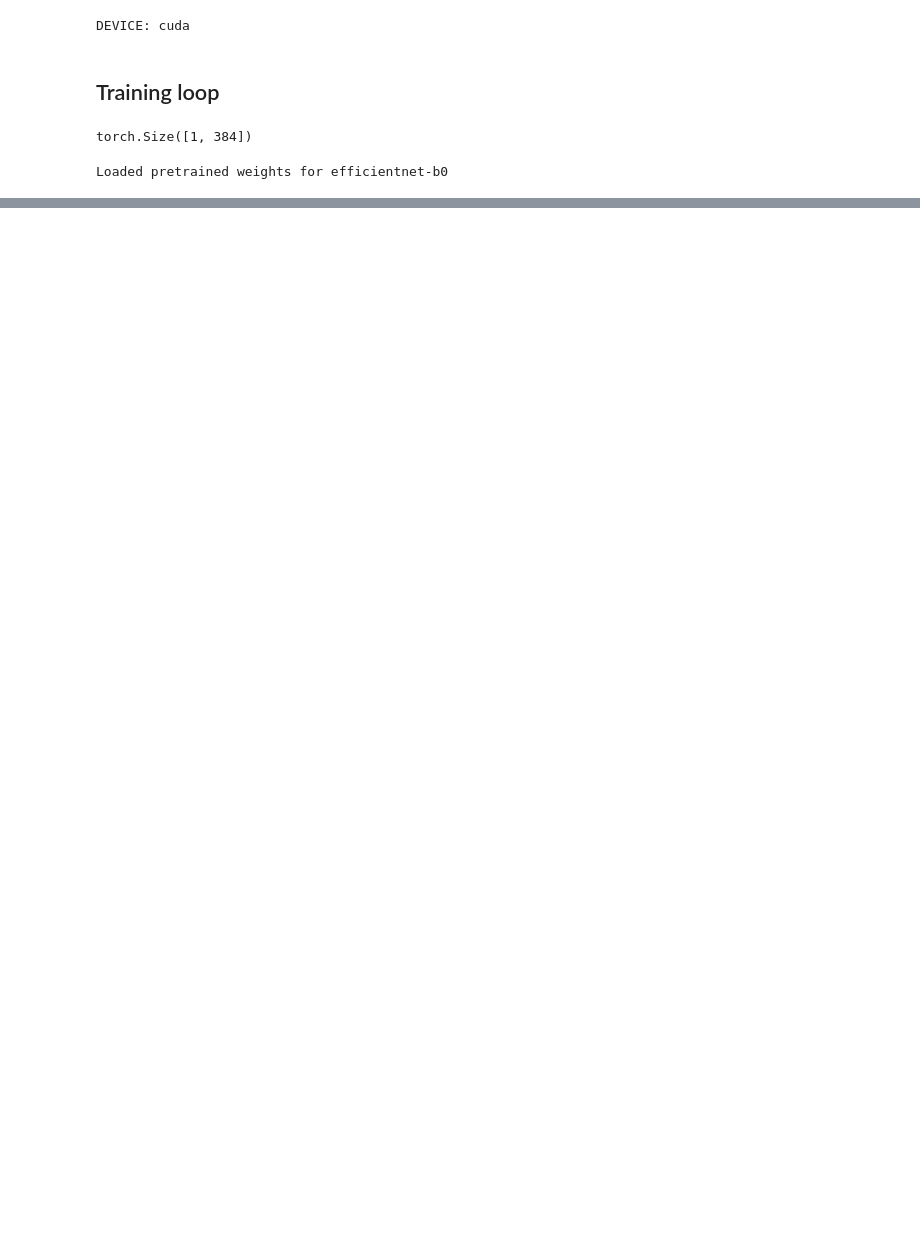
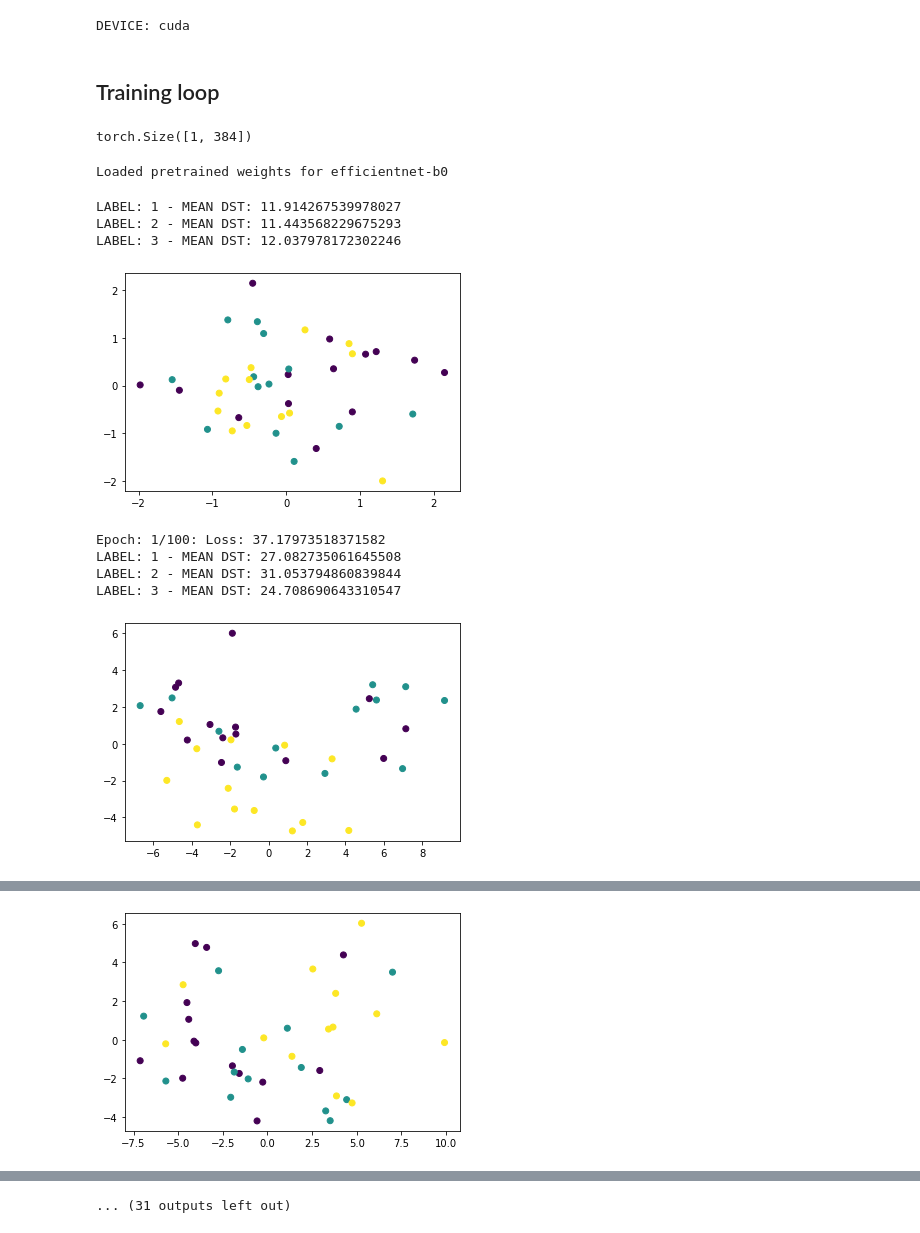
Before and after one commit to almysiak/knum_golem_hackathon, a Jupyter notebook: training.ipynb, the cells around one changed output, grey strips where cells are left out. Drawn from its saved outputs; the diff is of its cells as text; code cells hidden in the pictures; blank space fills up the shorter version.

```diff
--- a/training.ipynb
+++ b/training.ipynb
@@ -120,7 +120,7 @@ Loaded pretrained weights for efficientnet-b0
 from losses import ContrastiveLoss, CosineSimilarityLoss
 
 # loss_function = CosineSimilarityLoss(pos_weight=3)
-loss_function = ContrastiveLoss(np.sqrt(out_dim))
+loss_function = ContrastiveLoss(np.sqrt(out_dim), pos_weight=3)
 # loss_function2 = ContrastiveLoss(np.sqrt(out_dim), reduction="NONE")
 # cos = torch.nn.CosineSimilarity(dim=1, eps=1e-6)
 
@@ -178,36 +178,46 @@ LOSS_COUNT_SAMPLES = 24
 validate(model, val_dataset)
 optimizer.zero_grad()
 for epoch in range(EPOCHS):
-    if epoch == 30:
+    if epoch == 0:
         optimizer = torch.optim.Adam(model.parameters())
     losses = []
     all_labels = []
     all_ys = []
     for i, data in enumerate(train_loader, 0):
         torch.cuda.empty_cache()
         images, labels = data
         images = images.to(device=DEVICE)
 
         ys = model(images)
 
         all_ys.append(ys)
         all_labels.append(labels)
 
         if (i+1) % (LOSS_COUNT_SAMPLES // BATCH_SIZE) == 0:
             loss = loss_function(torch.cat(all_ys), torch.cat(all_labels))
             loss.backward()
             optimizer.step()
             losses.append(loss.cpu().item())
             all_ys = []
             all_labels = []
             optimizer.zero_grad()
 
     total_loss = np.mean(losses)
     print(f"Epoch: {epoch + 1}/{EPOCHS}: Loss: {total_loss}")
     if epoch % 5 == 0:
         validate(model, val_dataset)
 
         # YOUR CODE HERE
 
         # TODO: walidacja, wypisywanie lossów itd
         # END YOUR CODE
+# %% [output]
+LABEL: 1 - MEAN DST: 11.914267539978027
+LABEL: 2 - MEAN DST: 11.443568229675293
+LABEL: 3 - MEAN DST: 12.037978172302246
+[figure, added]
+Epoch: 1/100: Loss: 37.17973518371582
+LABEL: 1 - MEAN DST: 27.082735061645508
+LABEL: 2 - MEAN DST: 31.053794860839844
+LABEL: 3 - MEAN DST: 24.708690643310547
+[figure, added]
@@ -213,0 +232 @@ for epoch in range(EPOCHS):
+[figure, added]
@@ -213,0 +260 @@ for epoch in range(EPOCHS):
+... (31 outputs left out)
```
Also changed, not shown: parts of 5 cells of this notebook, 5 other files.
